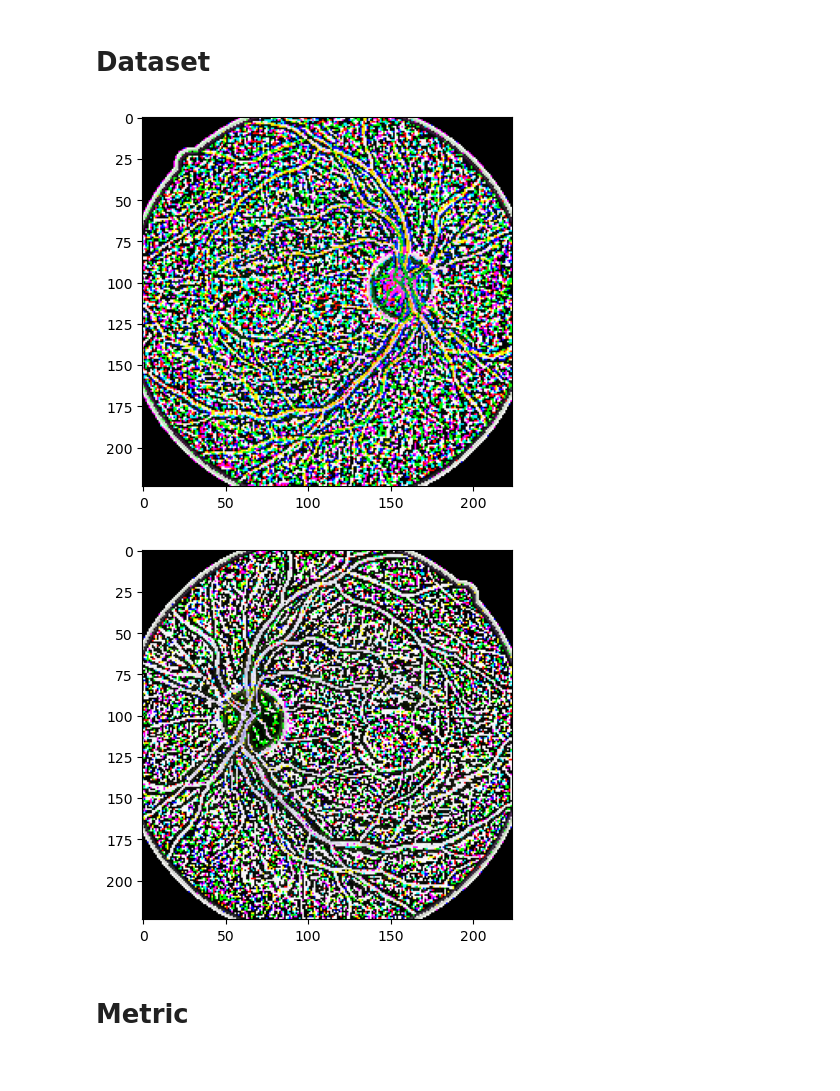
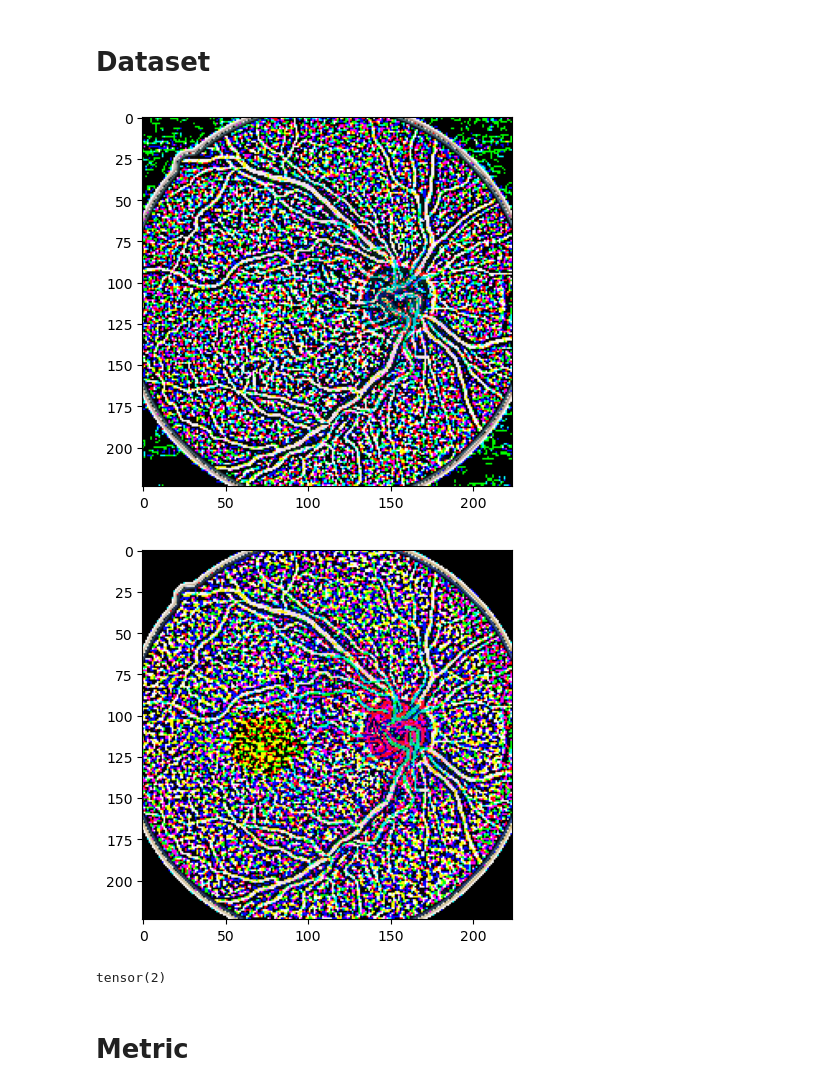
Before and after one commit to aakashks/SupCon-DR, a Jupyter notebook: simclr.ipynb, the cells around one changed output. Drawn from its saved outputs; the diff is of its cells as text; code cells hidden in the pictures.

```diff
--- a/simclr.ipynb
+++ b/simclr.ipynb
@@ -36,26 +36,26 @@ NUM_CLASSES = 5
 class CFG:
     seed = 42
     N_folds = 6
-    train_folds = 0 # [0,1,2,3,4]
+    train_folds = [0] # [0,1,2,3,4]
 
     device = 'cuda' if torch.cuda.is_available() else 'cpu'
     apex=True # use half precision
     workers = 16
 
     model_name = "resnet18.a1_in1k"
-    epochs = 1
+    epochs = 5
     cropped = True
     # weights =  torch.tensor([0.206119, 0.793881],dtype=torch.float32)
 
     clip_val = 1000.
-    batch_size = 64
+    batch_size = 32
     # gradient_accumulation_steps = 1
 
     lr = 5e-3
     weight_decay=1e-2
 
     resolution = 224
-    samples_per_class = 50
+    samples_per_class = 200
     frozen_layers = 0
 # %%
 import wandb
@@ -165,7 +165,7 @@ class CustomTransform:
 # train_transforms = CustomTransform()
 
 train_transforms = v2.Compose([
-    v2.RandomApply([v2.ColorJitter(0.4, 0.4, 0.4, 0.4)], p=0.6),
+    v2.RandomApply([v2.ColorJitter(0.8, 0.8, 0.8, 0.4)], p=0.6),
     v2.GaussianBlur(kernel_size=(5, 5), sigma=(0.1, 2)),  # Gaussian blur with random kernel size and sigma
     CustomTransform(),
     # v2.RandomResizedCrop(CFG.resolution, scale=(0.8, 1.0)),  # Krizhevsky style random cropping
@@ -214,6 +214,7 @@ class ContrastiveLearningDataset(Dataset):
 
     def __getitem__(self, idx):
         img_name = f"{self.folder}{self.data.loc[idx, 'image']}.jpeg"
+        label = self.data.loc[idx, 'level']
         image = Image.open(img_name).convert('RGB')
 
         if self.transform:
@@ -222,21 +223,23 @@ class ContrastiveLearningDataset(Dataset):
         else:
             xi = xj = image
 
-        return xi, xj
+        return xi, xj, torch.tensor(label, dtype=torch.long)
 # %%
 # visualize the transformations
 train_dataset = ContrastiveLearningDataset(TRAIN_DATA_FOLDER, train_data, train_transforms)
-img1, img2 = train_dataset[9]
+img1, img2, label = train_dataset[9]
 transformed_img_pil = func.to_pil_image(img1)
 plt.imshow(transformed_img_pil)
 plt.show()
 
 transformed_img_pil_2 = func.to_pil_image(img2)
 plt.imshow(transformed_img_pil_2)
 plt.show()
+label
 # %% [output]
-[figure, old version]
+[figure, new version]
-[figure, old version]
+[figure, new version]
+tensor(2)
 # %% [markdown]
 # Metric
 # %%
```
Also changed, not shown: parts of 11 cells of this notebook, 1 other file.
